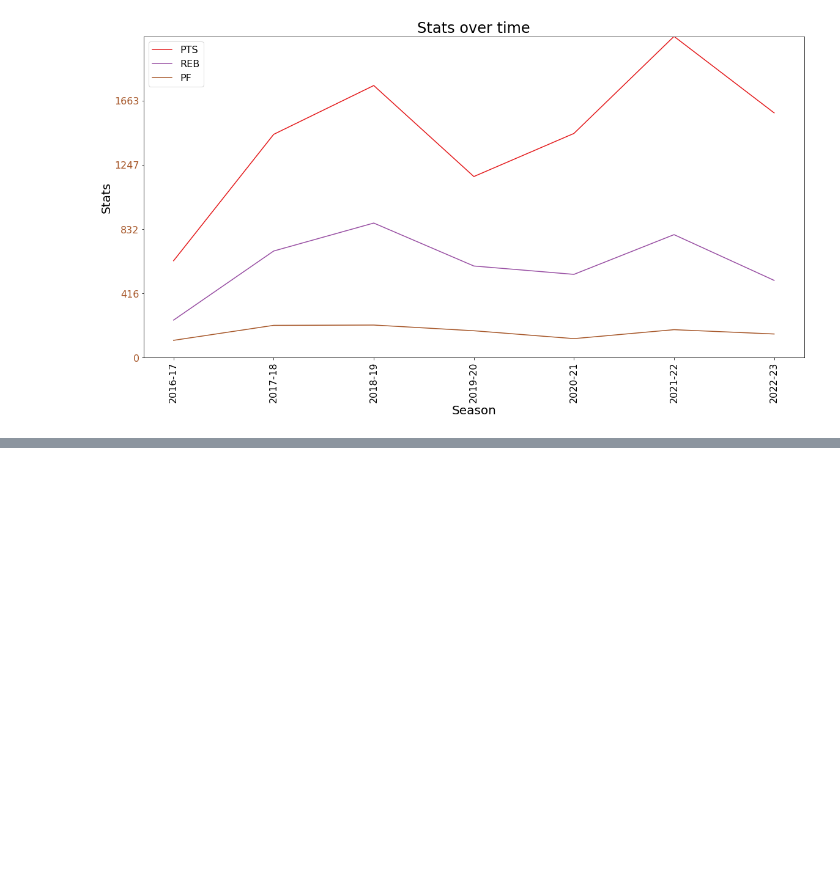
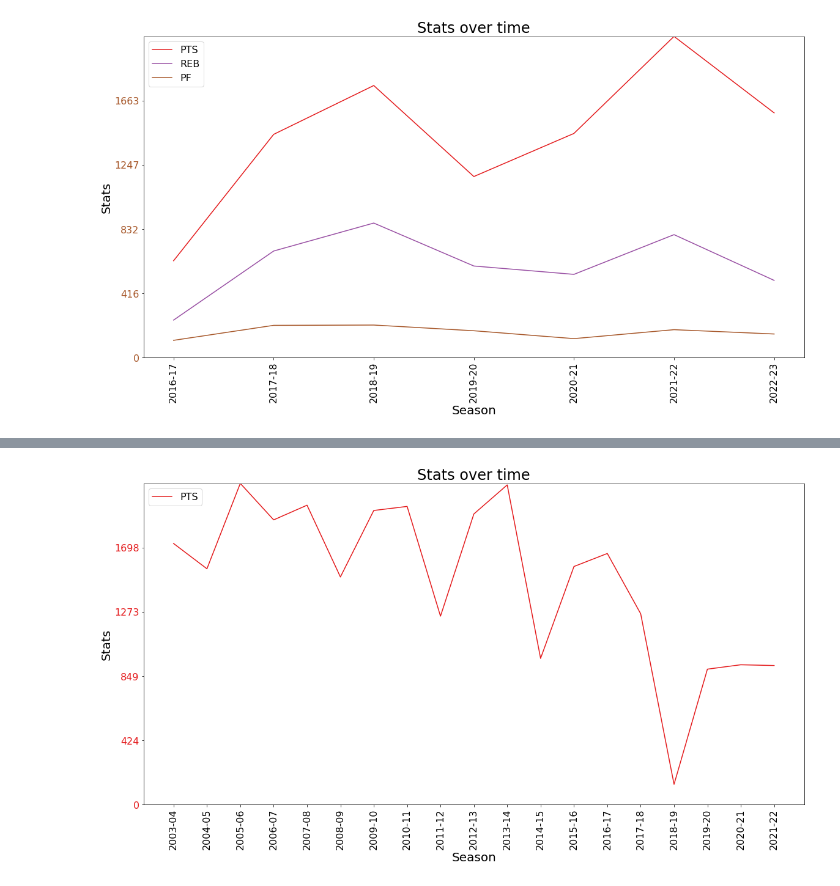
Before and after one commit to gporceng/NBA_Graphs, a Jupyter notebook: Demo.ipynb, the cells around one changed output, grey strips where cells are left out. Cells and saved outputs as stored; diff of their text form; code cells hidden in the pictures; blank space fills up the shorter version.

```diff
--- a/Demo.ipynb
+++ b/Demo.ipynb
@@ -225,0 +269,13 @@ test()
+# %%
+cm = getPlayerID("Carmelo Anthony")
+# %%
+carm = plotPlayerStats(cm)
+
+carm_tot = carm[carm['TEAM_ABBREVIATION'] == 'TOT']
+
+#carm_tot
+
+c = carm.duplicated(subset=['SEASON_ID'], keep=False)
+out = carm[~c]
+out_tot = pd.concat([carm_tot, out])
+out_tot.sort_values(by=['SEASON_ID'])
@@ -225,0 +301,13 @@ test()
+# %%
+def cleanTOT(player):
+    player = plotPlayerStats(player)
+    player_tot = player[player['TEAM_ABBREVIATION'] == 'TOT']
+    player_dup = player.duplicated(subset=['SEASON_ID'], keep=False)
+    out = player[~c]
+    out_tot = pd.concat([player_tot, out])
+    return out_tot.sort_values(by=['SEASON_ID'])
+# %%
+cleaned_melo = cleanTOT(cm)
+plot_stats(cleaned_melo,['PTS'])
+# %% [output]
+[figure, added]
```
Also changed, not shown: parts of 22 cells of this notebook.
